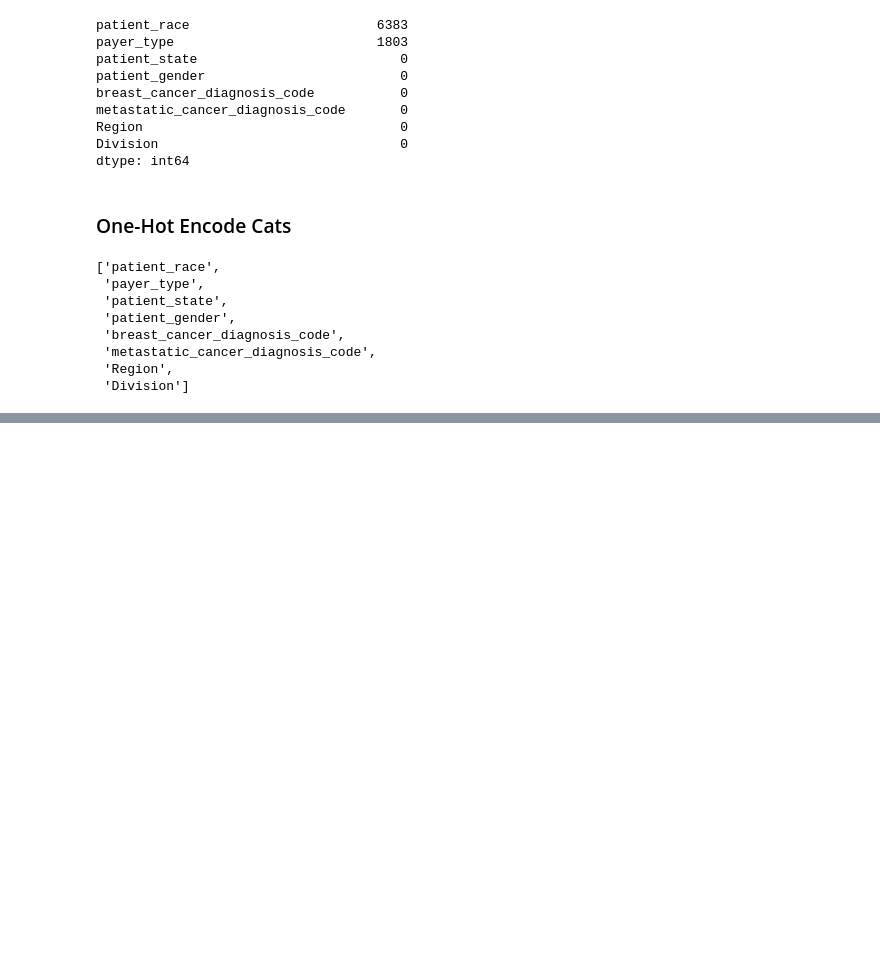
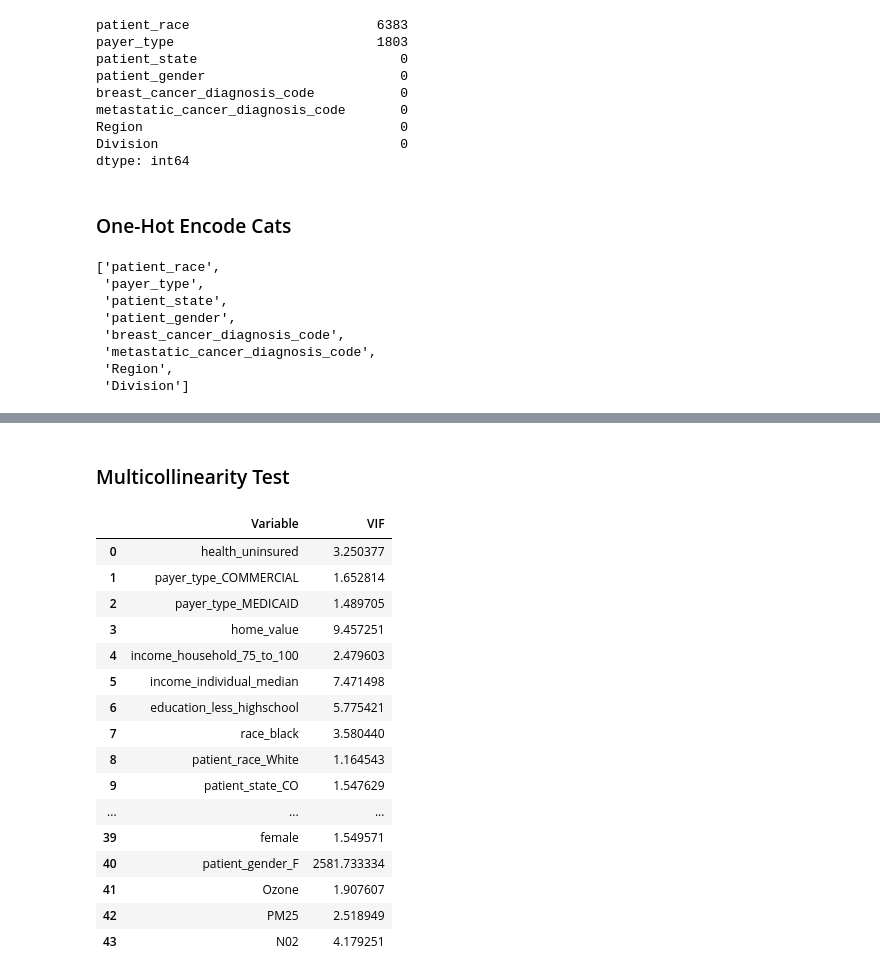
Before and after one commit to 3quetra/portfolio, a Jupyter notebook: wids_datathon_2024/cancer_prediction.ipynb, the cells around one changed output, grey strips where cells are left out. Cells and saved outputs as stored; diff of their text form; code cells hidden in the pictures; blank space fills up the shorter version.

```diff
--- a/wids_datathon_2024/cancer_prediction.ipynb
+++ b/wids_datathon_2024/cancer_prediction.ipynb
@@ -687,0 +599,55 @@ weighted avg       0.70      0.70      0.70       652
+# %%
+imp_train.drop([
+    'male',
+    'Division_Pacific',
+    'education_bachelors',
+    'rent_median',
+    'population',
+    'widowed',
+    'Region_West'
+    ],
+    axis=1,
+    inplace=True
+    )
+
+test.drop([
+    'male',
+    'Division_Pacific',
+    'education_bachelors',
+    'rent_median',
+    'population',
+    'widowed',
+    'Region_West'
+    ],
+    axis=1,
+    inplace=True
+    )
+# %% [markdown]
+### Multicollinearity Test
+# %%
+from statsmodels.stats.outliers_influence import variance_inflation_factor
+
+# Assuming 'X' is your design matrix
+vif_data = pd.DataFrame()
+vif_data["Variable"] = imp_train.columns
+vif_data["VIF"] = [variance_inflation_factor(imp_train.values, i) for i in range(imp_train.shape[1])]
+# %%
+vif_data
+# %% [output]
+|  | Variable | VIF |
+| 0 | health_uninsured | 3.250377 |
+| 1 | payer_type_COMMERCIAL | 1.652814 |
+| 2 | payer_type_MEDICAID | 1.489705 |
+| 3 | home_value | 9.457251 |
+| 4 | income_household_75_to_100 | 2.479603 |
+| 5 | income_individual_median | 7.471498 |
+| 6 | education_less_highschool | 5.775421 |
+| 7 | race_black | 3.580440 |
+| 8 | patient_race_White | 1.164543 |
+| 9 | patient_state_CO | 1.547629 |
+| ... | ... | ... |
+| 39 | female | 1.549571 |
+| 40 | patient_gender_F | 2581.733334 |
+| 41 | Ozone | 1.907607 |
+| 42 | PM25 | 2.518949 |
+| 43 | N02 | 4.179251 |
```
Also changed, not shown: parts of 41 cells of this notebook, 2 other files.
